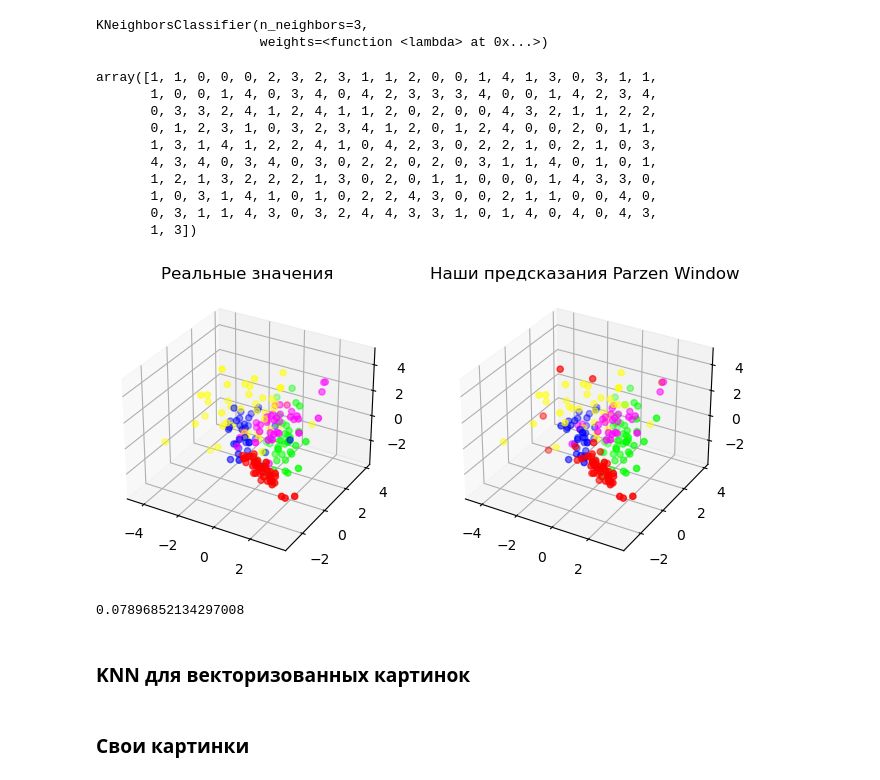
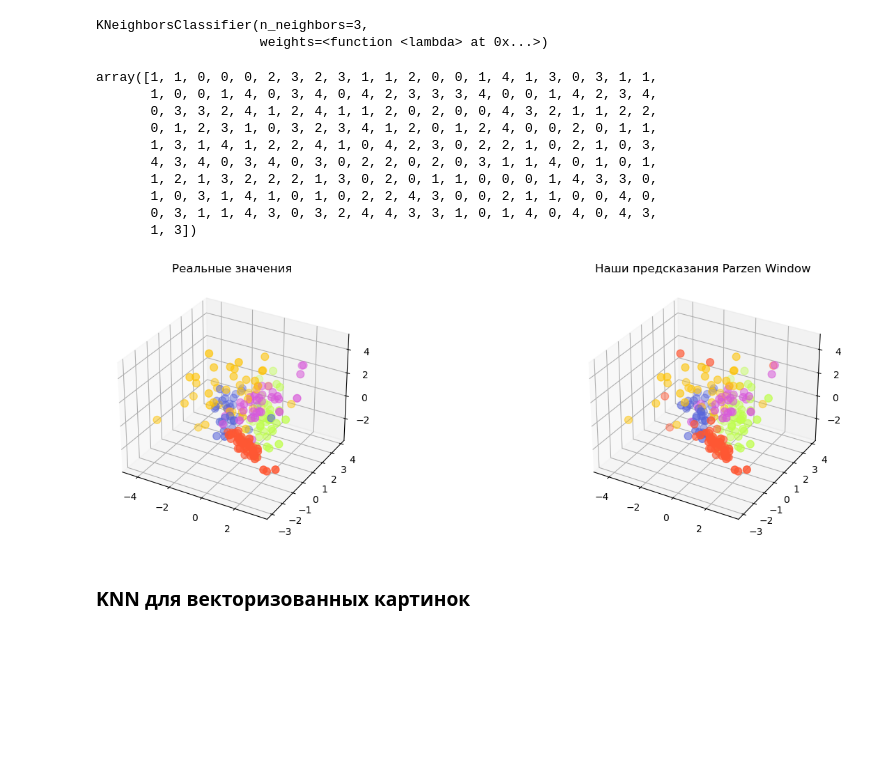
Before and after one commit to natalia-sd/AI-andstuff, a Jupyter notebook: semester 2 (feb - jun 2023)/lab_1 metric algos.ipynb, the cells around one changed output. Saved outputs shown, nothing was run; the diff lists cells and outputs as text; code cells hidden in the pictures; blank space fills up the shorter version.

```diff
--- a/semester 2 (feb - jun 2023)/lab_1 metric algos.ipynb
+++ b/semester 2 (feb - jun 2023)/lab_1 metric algos.ipynb
@@ -94,12 +112,7 @@ predictions = model.predict(X_test)
 # %%
 def plot(data, preds, title, marker='o', size=30):
-    colors = [np.array([1, 0, 0]).reshape(1, -1),
-              np.array([0, 1, 0]).reshape(1, -1),
-              np.array([0, 0, 1]).reshape(1, -1),
-              np.array([1, 1, 0]).reshape(1, -1),
-              np.array([1, 0, 1]).reshape(1, -1)
-             ] # распределение цветов по классам
-    c = [colors[i] for i in preds] # распределение цветов по классам
+    colors = ['#FF5733', '#BFFF4B', '#5966DA', '#FFC300', '#D859DA']
+    c = [colors[i] for i in preds]
     fig = plt.figure()
     ax = fig.add_subplot(111,
                          projection='3d'
@@ -109,19 +122,16 @@ def plot(data, preds, title, marker='o', size=30):
                data[ : , 1],
                data[ : , 2],
                c=c, marker=marker,
-              s=size) # изображаем классификацию
+               s=size)
     plt.show()
 
 
-def plot_compare(data, labels, lbl_preds, title=''):
-    colors = [np.array([1, 0, 0]).reshape(1, -1),
-              np.array([0, 1, 0]).reshape(1, -1),
-              np.array([0, 0, 1]).reshape(1, -1),
-              np.array([1, 1, 0]).reshape(1, -1),
-              np.array([1, 0, 1]).reshape(1, -1)
-             ]
+def plot_compare(data, labels, lbl_preds, size=60, title=''):
 
-    fig = plt.figure(figsize=plt.figaspect(0.6))
+    colors = ['#FF5733', '#BFFF4B', '#5966DA', '#FFC300',
+              '#D859DA', '#DAF7A6', '#4BFCFF', '#581845']
+
+    fig = plt.figure(figsize=plt.figaspect(0.3))
 
     ax1 = fig.add_subplot(1, 2, 1, projection='3d')
     ax1.set_title('Реальные значения')
@@ -129,7 +139,7 @@ def plot_compare(data, labels, lbl_preds, title=''):
     ax1.scatter(data[ : , 0],
                 data[ : , 1],
                 data[ : , 2],
-                c=c)
+                c=c, s=size)
 
     ax2 = fig.add_subplot(1, 2, 2, projection='3d')
     ax2.set_title(f'Наши предсказания {title}')
@@ -137,7 +147,7 @@ def plot_compare(data, labels, lbl_preds, title=''):
     ax2.scatter(data[ : , 0],
                 data[ : , 1],
                 data[ : , 2],
-                c=c)
+                c=c, s=size)
 
     plt.show()
 # %%
@@ -386,17 +557,19 @@ predictions = model_parz.predict(X_test)
-# %%
-predictions
-# %% [output]
-array([1, 1, 0, 0, 0, 2, 3, 2, 3, 1, 1, 2, 0, 0, 1, 4, 1, 3, 0, 3, 1, 1,
-       1, 0, 0, 1, 4, 0, 3, 4, 0, 4, 2, 3, 3, 3, 4, 0, 0, 1, 4, 2, 3, 4,
-       0, 3, 3, 2, 4, 1, 2, 4, 1, 1, 2, 0, 2, 0, 0, 4, 3, 2, 1, 1, 2, 2,
-       0, 1, 2, 3, 1, 0, 3, 2, 3, 4, 1, 2, 0, 1, 2, 4, 0, 0, 2, 0, 1, 1,
-       1, 3, 1, 4, 1, 2, 2, 4, 1, 0, 4, 2, 3, 0, 2, 2, 1, 0, 2, 1, 0, 3,
-       4, 3, 4, 0, 3, 4, 0, 3, 0, 2, 2, 0, 2, 0, 3, 1, 1, 4, 0, 1, 0, 1,
-       1, 2, 1, 3, 2, 2, 2, 1, 3, 0, 2, 0, 1, 1, 0, 0, 0, 1, 4, 3, 3, 0,
-       1, 0, 3, 1, 4, 1, 0, 1, 0, 2, 2, 4, 3, 0, 0, 2, 1, 1, 0, 0, 4, 0,
-       0, 3, 1, 1, 4, 3, 0, 3, 2, 4, 4, 3, 3, 1, 0, 1, 4, 0, 4, 0, 4, 3,
-       1, 3])
+# %%
+predictions_parz = model_parz.predict(X_test)
+# %%
+predictions_parz
+# %% [output]
+array([1, 1, 0, 0, 0, 2, 3, 2, 3, 1, 1, 2, 0, 0, 1, 4, 1, 3, 0, 3, 1, 1,
+       1, 0, 0, 1, 4, 0, 3, 4, 0, 4, 2, 3, 3, 3, 4, 0, 0, 1, 4, 2, 3, 4,
+       0, 3, 3, 2, 4, 1, 2, 4, 1, 1, 2, 0, 2, 0, 0, 4, 3, 2, 1, 1, 2, 2,
+       0, 1, 2, 3, 1, 0, 3, 2, 3, 4, 1, 2, 0, 1, 2, 4, 0, 0, 2, 0, 1, 1,
+       1, 3, 1, 4, 1, 2, 2, 4, 1, 0, 4, 2, 3, 0, 2, 2, 1, 0, 2, 1, 0, 3,
+       4, 3, 4, 0, 3, 4, 0, 3, 0, 2, 2, 0, 2, 0, 3, 1, 1, 4, 0, 1, 0, 1,
+       1, 2, 1, 3, 2, 2, 2, 1, 3, 0, 2, 0, 1, 1, 0, 0, 0, 1, 4, 3, 3, 0,
+       1, 0, 3, 1, 4, 1, 0, 1, 0, 2, 2, 4, 3, 0, 0, 2, 1, 1, 0, 0, 4, 0,
+       0, 3, 1, 1, 4, 3, 0, 3, 2, 4, 4, 3, 3, 1, 0, 1, 4, 0, 4, 0, 4, 3,
+       1, 3])
 # %%
-plot_compare(X_test, Y_test, predictions, 'Parzen Window')
+plot_compare(X_test, Y_test, predictions_parz, title='Parzen Window')
 # %% [output]
-[figure, old version]
+[figure, new version]
@@ -405,8 +576,2 @@ pr = [ParzRos_score(point[:3], 3, X, gauss_kernel, distance) for point in X]
-# %%
-np.mean(pr)
-# %% [output]
-0.07896852134297008
-# %% [markdown]
-###  KNN для векторизованных картинок
-# %% [markdown]
-### Свои картинки
+# %% [markdown]
+###  KNN для векторизованных картинок
```
Also changed, not shown: parts of 44 cells of this notebook.
